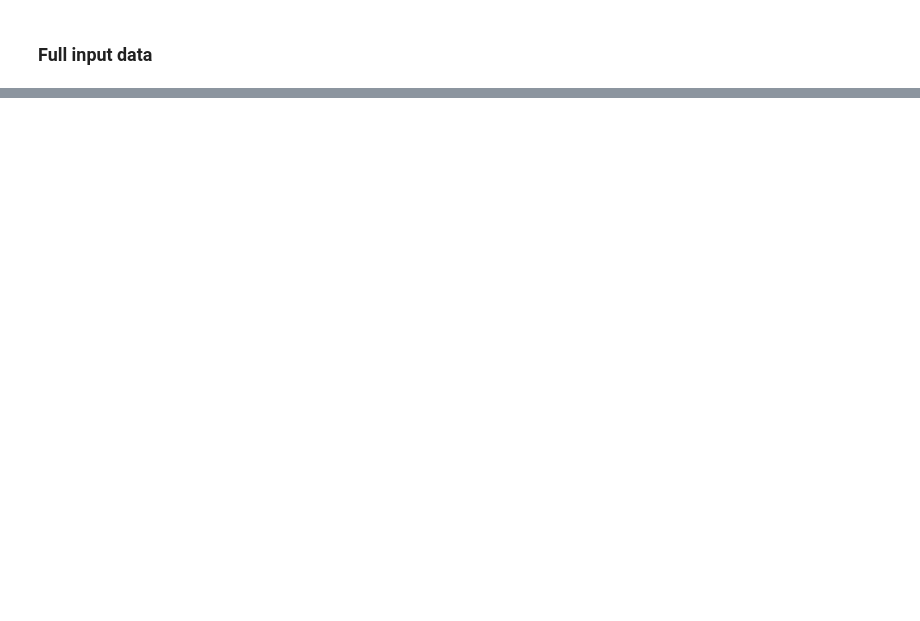
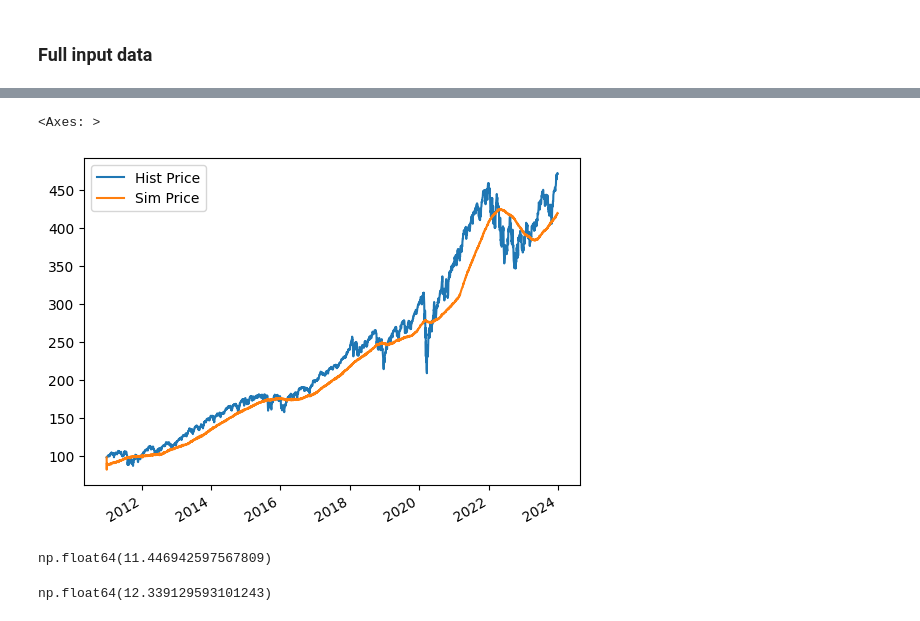
Before and after one commit to divad-iohc/capstone, a Jupyter notebook: draft_notebook.ipynb, the cells around one changed output, grey strips where cells are left out. Cells and saved outputs as stored; diff of their text form; code cells hidden in the pictures; blank space fills up the shorter version.

```diff
--- a/draft_notebook.ipynb
+++ b/draft_notebook.ipynb
@@ -164,0 +446,5 @@ display(input_data)
+# %%
+next_training_set = set(pd.concat([next_training_df, random_df]).itertuples(index=False, name=None))
+labelled_data = list(generate_trainings(next_training_set))
+xgboost_train_data_supp = pd.DataFrame(labelled_data, columns=['fundamental_v',   'momentum_beta',  'noise_std' ,   'loss'])
+all_xgboost_train_data = pd.concat([xgboost_train_data, xgboost_train_data_supp])
@@ -164,0 +488,7 @@ display(input_data)
+# %%
+# check the predict error now:
+check_output = xgb_regressor.predict(list(all_xgboost_train_data[['fundamental_v', 'momentum_beta', 'noise_std']].itertuples(index=False, name=None)))
+predict_with_true = all_xgboost_train_data.copy()
+predict_with_true['predict'] = check_output
+avg_loss = ((predict_with_true['predict'] - predict_with_true['loss'])/predict_with_true['loss']).mean()
+print(f'Avg loss after supplemented training')
@@ -164,0 +546,7 @@ display(input_data)
+# %%
+final_model = xgb_regressor.fit(all_xgboost_train_data[['fundamental_v', 'momentum_beta', 'noise_std']], all_xgboost_train_data[['loss']])
+
+final_loss_pred = final_model.predict(parameter_universe)
+result_df = pd.DataFrame(parameter_universe, columns=['fundamental_v', 'momentum_beta', 'noise_std'])
+result_df['predict_dloss'] = final_loss_pred
+result_df
@@ -164,0 +567,35 @@ display(input_data)
+# %%
+final_v,final_beta,final_std = result_df.sort_values('predict_dloss').iloc[0][['fundamental_v', 'momentum_beta', 'noise_std']]
+# %%
+# now we use this final params into our ABM model, and see the series produced
+
+def simulate_price_series_final(v, beta, std, input_data):
+    p_cur = input_data.iloc[0]['Close']
+    yield input_data.iloc[0].name, p_cur
+    for date, fs, ewm, _, f_value, _ in input_data[1:].itertuples():
+        demand = one_fundamental_trader(v, p_cur, f_value) +  one_momentum_trader(beta, ewm) + one_noise_demand(std)
+        if fs >0:
+            demand += one_momentum_trader(beta, ewm)
+        else:
+            demand += one_fundamental_trader(v, p_cur, f_value)
+        p_next = p_cur+demand
+        yield date, p_next
+        p_cur = p_next
+
+sim_sr_final = pd.Series(dict(simulate_price_series_final(final_v,final_beta,final_std, input_data)))
+sim_return_sr_final = np.log(sr).diff()
+
+
+plot_df = pd.DataFrame({'Hist Price': input_data['Close'], 'Sim Price': sim_sr_final})
+plot_df.plot()
+# %% [output]
+<Axes: >
+[figure, added]
+# %%
+sim_return_sr_final.kurt()
+# %% [output]
+np.float64(11.446942597567809)
+# %%
+hist_ret_sr.kurt()
+# %% [output]
+np.float64(12.339129593101243)
```
Also changed, not shown: parts of 49 cells of this notebook, 3 other files.
